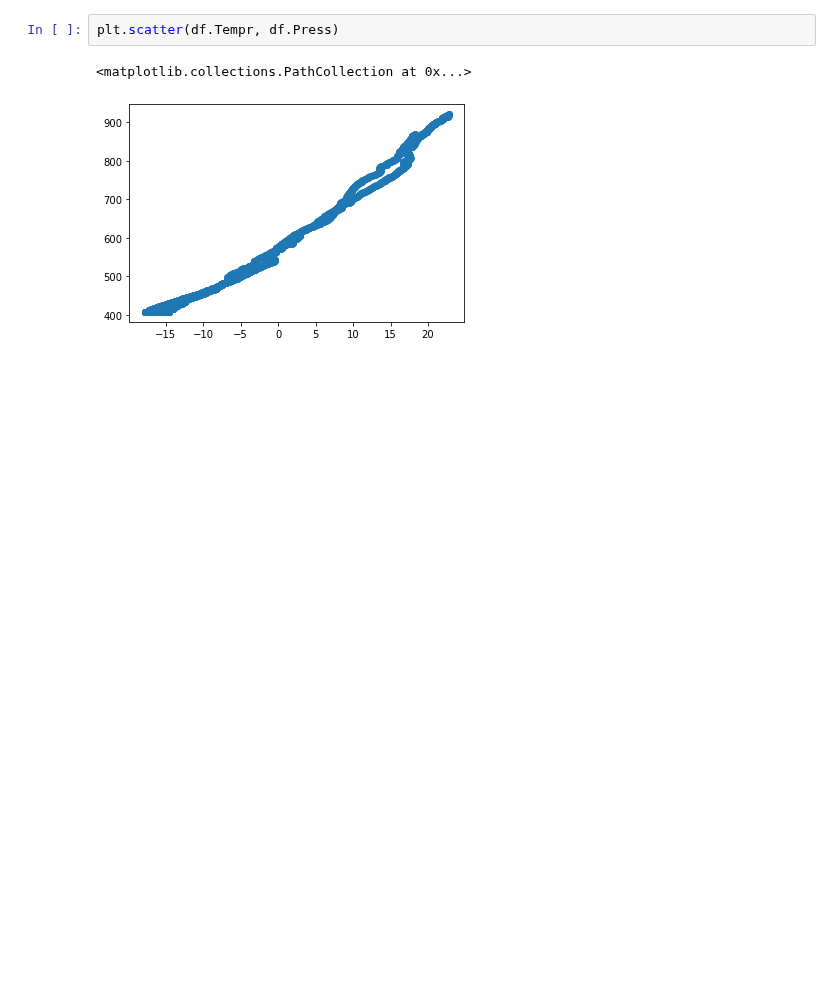
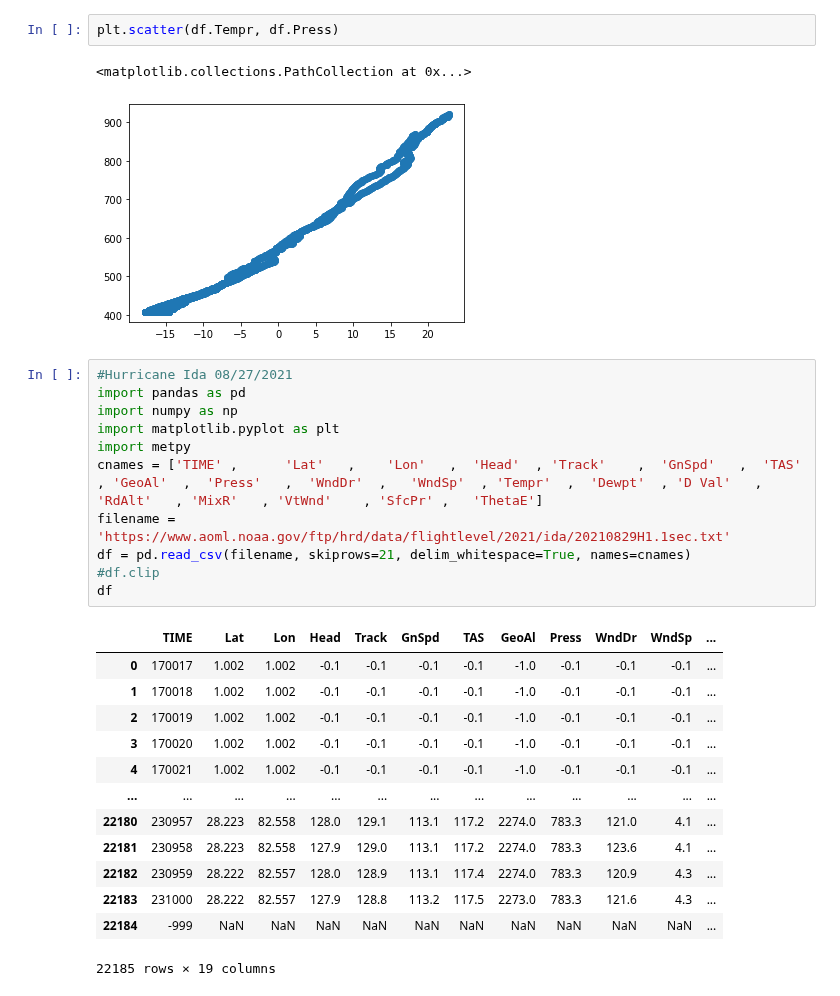
Before and after one commit to VictoriaPizzini/MPO624_2022, a Jupyter notebook: Notebooks/Victoria Folder/LarryPractice.ipynb, the cells around one changed output. Cells and saved outputs as stored; diff of their text form; blank space fills up the shorter version.

```diff
--- a/Notebooks/Victoria Folder/LarryPractice.ipynb
+++ b/Notebooks/Victoria Folder/LarryPractice.ipynb
@@ -53,3 +53,28 @@ plt.scatter(df.Tempr, df.Press)
 # %% [output]
 <matplotlib.collections.PathCollection at 0x...>
 [figure]
+# %%
+#Hurricane Ida 08/27/2021
+import pandas as pd
+import numpy as np
+import matplotlib.pyplot as plt
+import metpy
+cnames = ['TIME' ,      'Lat'   ,    'Lon'   ,  'Head'  , 'Track'    ,  'GnSpd'   ,  'TAS'   , 'GeoAl'  ,  'Press'   ,  'WndDr'  ,   'WndSp'  , 'Tempr'  ,  'Dewpt'  , 'D Val'   ,  'RdAlt'   , 'MixR'   , 'VtWnd'    , 'SfcPr' ,   'ThetaE']
+filename = 'https://www.aoml.noaa.gov/ftp/hrd/data/flightlevel/2021/ida/20210829H1.1sec.txt'
+df = pd.read_csv(filename, skiprows=21, delim_whitespace=True, names=cnames)
+#df.clip
+df
+# %% [output]
+|  | TIME | Lat | Lon | Head | Track | GnSpd | TAS | GeoAl | Press | WndDr | WndSp | ... |
+| 0 | 170017 | 1.002 | 1.002 | -0.1 | -0.1 | -0.1 | -0.1 | -1.0 | -0.1 | -0.1 | -0.1 | ... |
+| 1 | 170018 | 1.002 | 1.002 | -0.1 | -0.1 | -0.1 | -0.1 | -1.0 | -0.1 | -0.1 | -0.1 | ... |
+| 2 | 170019 | 1.002 | 1.002 | -0.1 | -0.1 | -0.1 | -0.1 | -1.0 | -0.1 | -0.1 | -0.1 | ... |
+| 3 | 170020 | 1.002 | 1.002 | -0.1 | -0.1 | -0.1 | -0.1 | -1.0 | -0.1 | -0.1 | -0.1 | ... |
+| 4 | 170021 | 1.002 | 1.002 | -0.1 | -0.1 | -0.1 | -0.1 | -1.0 | -0.1 | -0.1 | -0.1 | ... |
+| ... | ... | ... | ... | ... | ... | ... | ... | ... | ... | ... | ... | ... |
+| 22180 | 230957 | 28.223 | 82.558 | 128.0 | 129.1 | 113.1 | 117.2 | 2274.0 | 783.3 | 121.0 | 4.1 | ... |
+| 22181 | 230958 | 28.223 | 82.558 | 127.9 | 129.0 | 113.1 | 117.2 | 2274.0 | 783.3 | 123.6 | 4.1 | ... |
+| 22182 | 230959 | 28.222 | 82.557 | 128.0 | 128.9 | 113.1 | 117.4 | 2274.0 | 783.3 | 120.9 | 4.3 | ... |
+| 22183 | 231000 | 28.222 | 82.557 | 127.9 | 128.8 | 113.2 | 117.5 | 2273.0 | 783.3 | 121.6 | 4.3 | ... |
+| 22184 | -999 | NaN | NaN | NaN | NaN | NaN | NaN | NaN | NaN | NaN | NaN | ... |
+22185 rows × 19 columns
```
Also changed, not shown: parts of 4 cells of this notebook, 7 other files.
